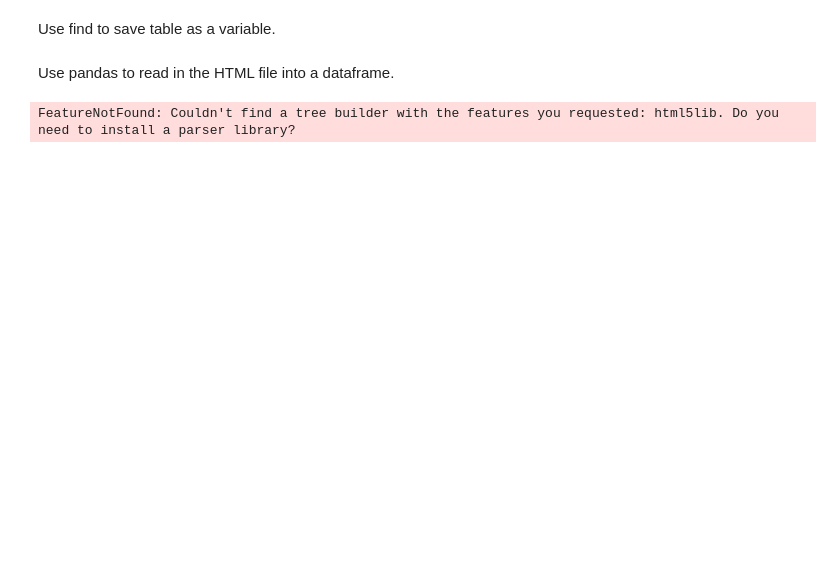
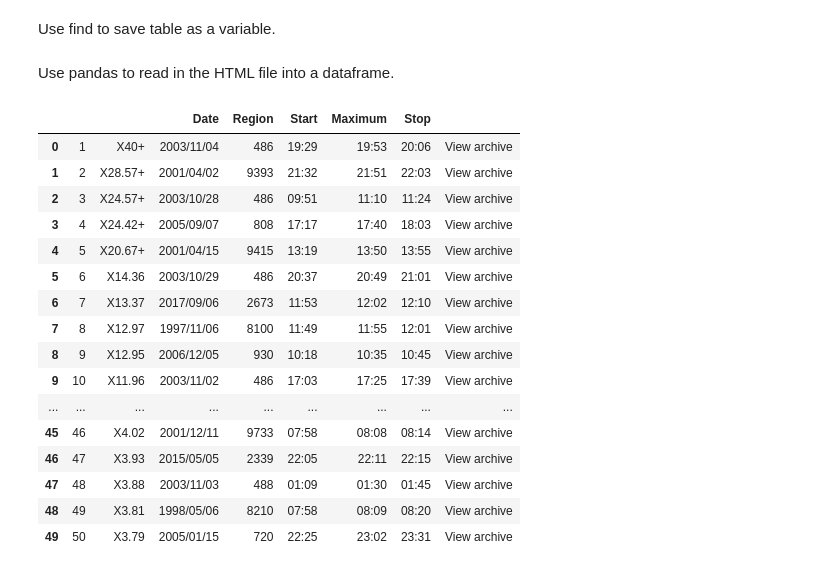
Before and after one commit to bvonanck/project1_320, a Jupyter notebook: proj1.ipynb, the cells around one changed output. Cells and saved outputs as stored; diff of their text form; code cells hidden in the pictures; blank space fills up the shorter version.

```diff
--- a/proj1.ipynb
+++ b/proj1.ipynb
@@ -32,7 +32,7 @@ Use selenium webdriver to get the URL.
 # %%
 try:
     driver = webdriver.Chrome(service=Service(ChromeDriverManager().install()))
-    driver.get("https://cdaw.gsfc.nasa.gov/CME_list/radio/waves_type2.html")
+    driver.get("https://www.spaceweatherlive.com/en/solar-activity/top-50-solar-flares.html")
     html = driver.page_source
     driver.quit()
 except HTTPError as e:
@@ -66,21 +66,29 @@ print(soup.prettify())
 # %% [markdown]
 Use find to save table as a variable.
 # %%
-table = soup.find('pre')
-#pre = soup.select_one('pre').text
+table = soup.find('table')
 # %% [markdown]
 Use pandas to read in the HTML file into a dataframe.
-# %%
-#results = []
-
-#for line in pre.split('\n')[1:-1]:
-#    if '--' not in line:
-#        row = [line[i:i+7].strip() for i in range(0, len(line), 7)]
-#        results.append(row)
-
-#df = pd.DataFrame(results)
-#print(df)
-
-df = pd.read_html(str(table), header=0)[0]
-# %% [output]
-FeatureNotFound: Couldn't find a tree builder with the features you requested: html5lib. Do you need to install a parser library?
+# %%
+df = pd.read_html(str(table), header=0, flavor='lxml')[0]
+columns = ['', '', 'Date', 'Region', 'Start', 'Maximum', 'Stop', ''] #column names could be added for the empty ones but idk what the x40+ even means
+df.columns = columns
+df
+# %% [output]
+|  |  |  | Date | Region | Start | Maximum | Stop |  |
+| 0 | 1 | X40+ | 2003/11/04 | 486 | 19:29 | 19:53 | 20:06 | View archive |
+| 1 | 2 | X28.57+ | 2001/04/02 | 9393 | 21:32 | 21:51 | 22:03 | View archive |
+| 2 | 3 | X24.57+ | 2003/10/28 | 486 | 09:51 | 11:10 | 11:24 | View archive |
+| 3 | 4 | X24.42+ | 2005/09/07 | 808 | 17:17 | 17:40 | 18:03 | View archive |
+| 4 | 5 | X20.67+ | 2001/04/15 | 9415 | 13:19 | 13:50 | 13:55 | View archive |
+| 5 | 6 | X14.36 | 2003/10/29 | 486 | 20:37 | 20:49 | 21:01 | View archive |
+| 6 | 7 | X13.37 | 2017/09/06 | 2673 | 11:53 | 12:02 | 12:10 | View archive |
+| 7 | 8 | X12.97 | 1997/11/06 | 8100 | 11:49 | 11:55 | 12:01 | View archive |
+| 8 | 9 | X12.95 | 2006/12/05 | 930 | 10:18 | 10:35 | 10:45 | View archive |
+| 9 | 10 | X11.96 | 2003/11/02 | 486 | 17:03 | 17:25 | 17:39 | View archive |
+| ... | ... | ... | ... | ... | ... | ... | ... | ... |
+| 45 | 46 | X4.02 | 2001/12/11 | 9733 | 07:58 | 08:08 | 08:14 | View archive |
+| 46 | 47 | X3.93 | 2015/05/05 | 2339 | 22:05 | 22:11 | 22:15 | View archive |
+| 47 | 48 | X3.88 | 2003/11/03 | 488 | 01:09 | 01:30 | 01:45 | View archive |
+| 48 | 49 | X3.81 | 1998/05/06 | 8210 | 07:58 | 08:09 | 08:20 | View archive |
+| 49 | 50 | X3.79 | 2005/01/15 | 720 | 22:25 | 23:02 | 23:31 | View archive |
```
Also changed, not shown: parts of 1 cell of this notebook.
